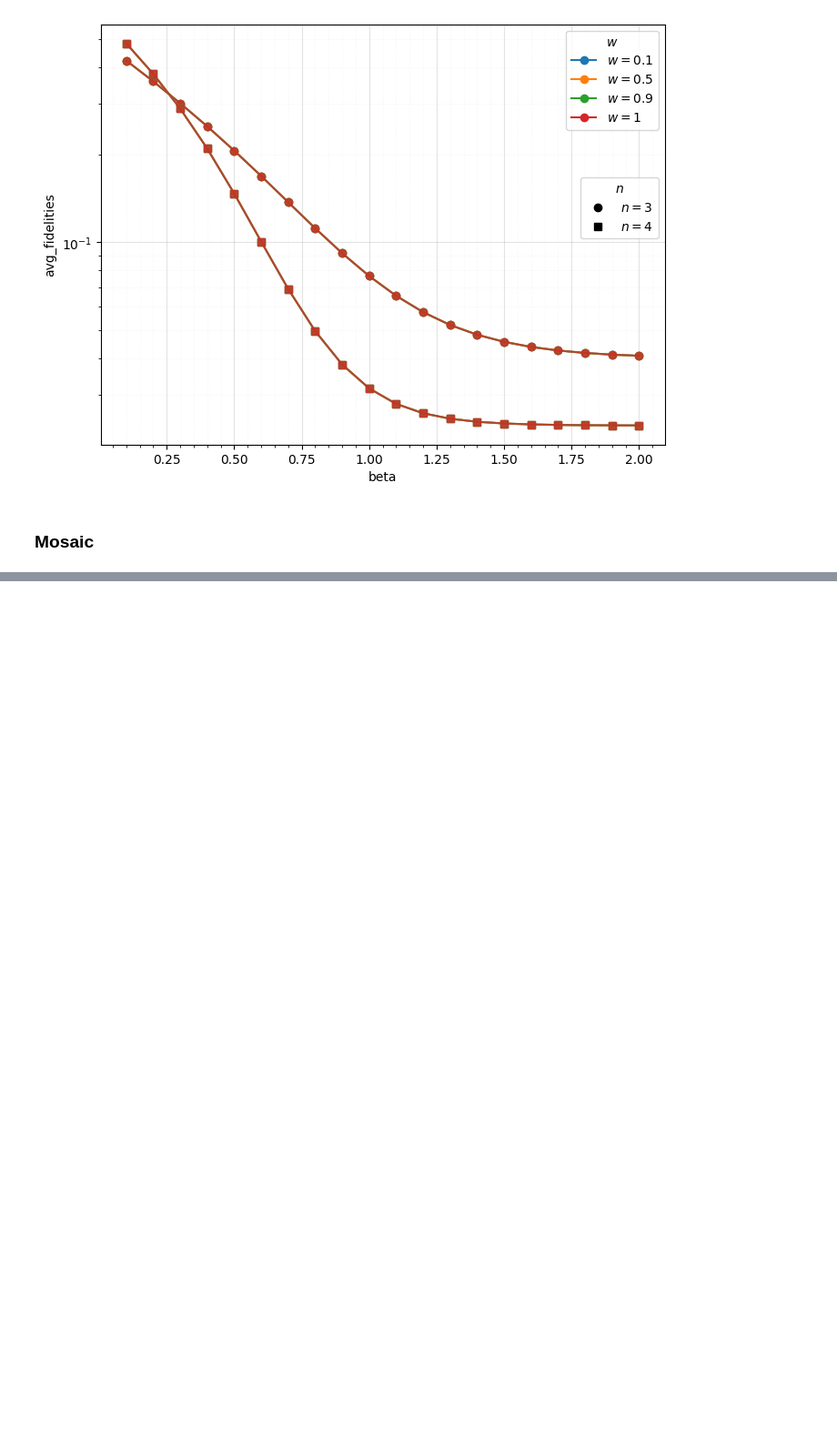
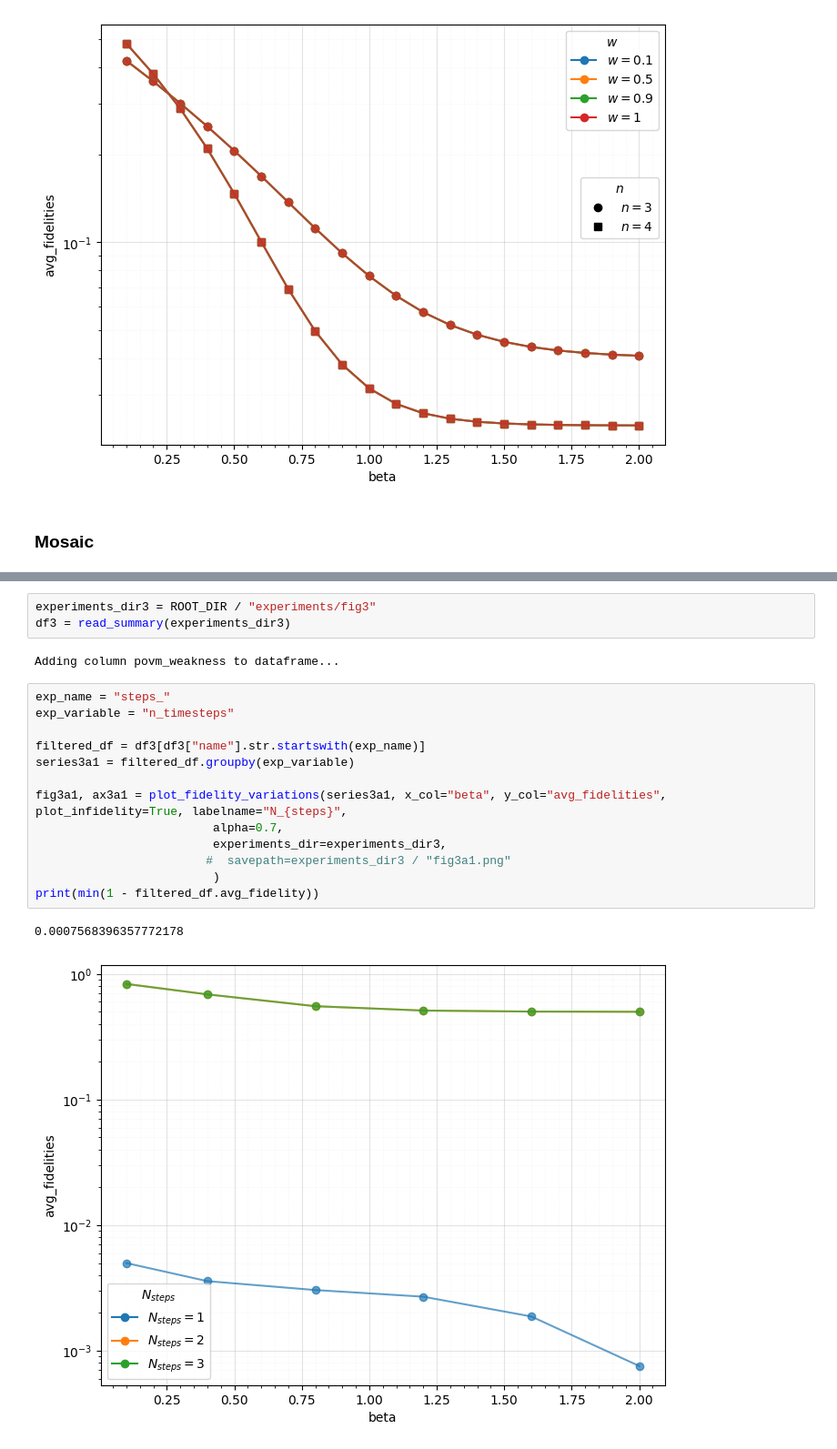
Before and after one commit to fedesss98/shooting-decoherences, a Jupyter notebook: notebooks/12-fede-plot-figures.ipynb, the cells around one changed output, grey strips where cells are left out. Shown at 91% size. Drawn from its saved outputs; the diff is of its cells as text; blank space fills up the shorter version.

```diff
--- a/notebooks/12-fede-plot-figures.ipynb
+++ b/notebooks/12-fede-plot-figures.ipynb
@@ -546,3 +548,24 @@ panel_fig.savefig(ROOT_DIR / "visualization" / "panel2.png", bbox_inches="tight"
 panel_fig.savefig(ROOT_DIR / "visualization" / "panel2.pdf", bbox_inches="tight", dpi=300)
 # %% [output]
 [figure]
+# %%
+experiments_dir3 = ROOT_DIR / "experiments/fig3"
+df3 = read_summary(experiments_dir3)
+# %% [output]
+Adding column povm_weakness to dataframe...
+# %%
+exp_name = "steps_"
+exp_variable = "n_timesteps"
+
+filtered_df = df3[df3["name"].str.startswith(exp_name)]
+series3a1 = filtered_df.groupby(exp_variable)
+
+fig3a1, ax3a1 = plot_fidelity_variations(series3a1, x_col="beta", y_col="avg_fidelities", plot_infidelity=True, labelname="N_{steps}",
+                         alpha=0.7,
+                         experiments_dir=experiments_dir3,
+                        #  savepath=experiments_dir3 / "fig3a1.png"
+                         )
+print(min(1 - filtered_df.avg_fidelity))
+# %% [output]
+0.0007568396357772178
+[figure, added]
```
Also changed, not shown: parts of 6 cells of this notebook, 1 other file.
